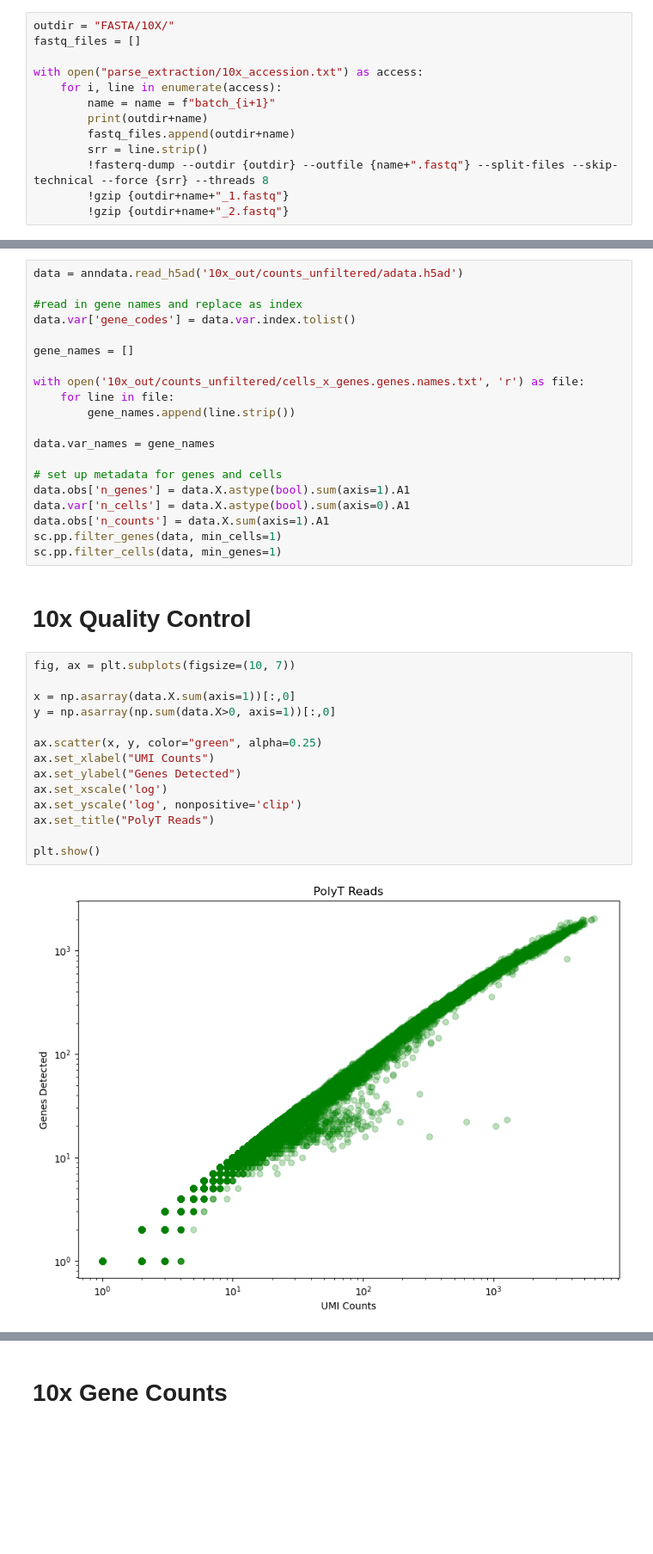
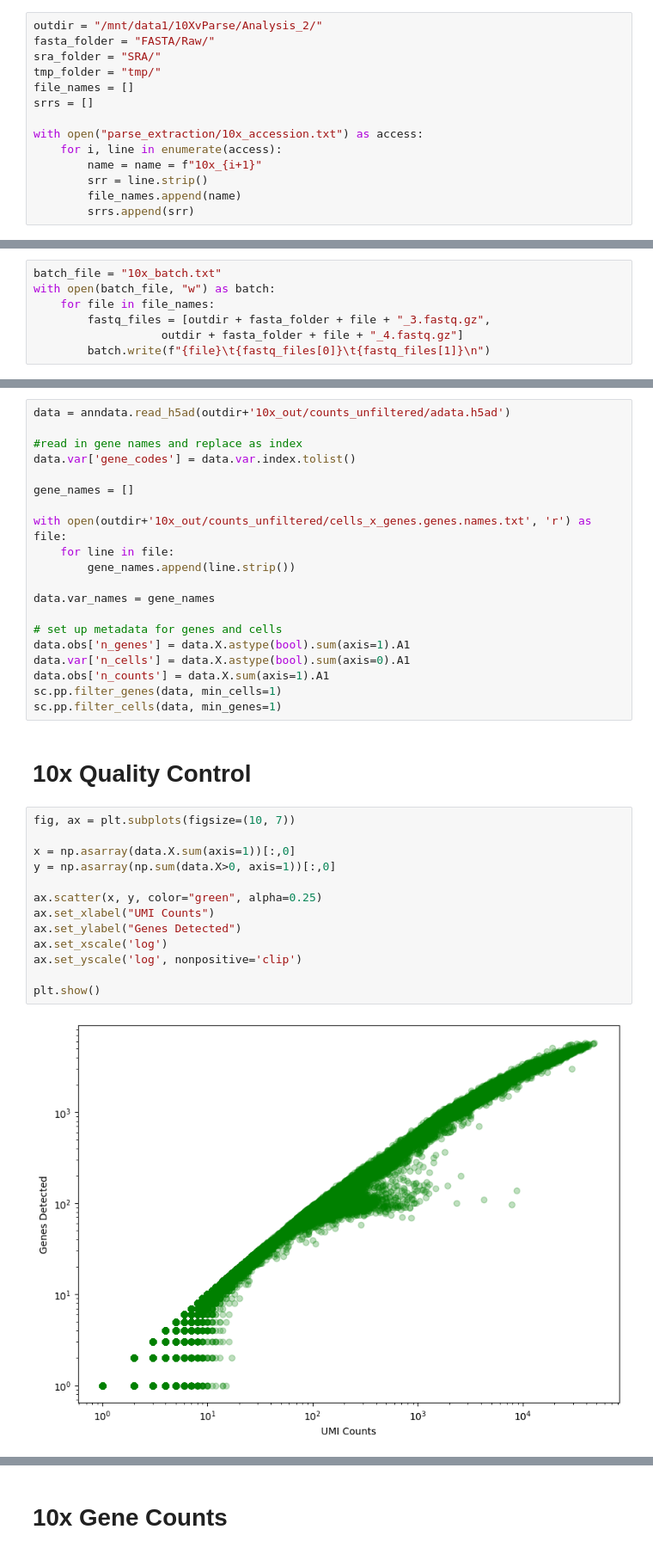
Before and after one commit to mcaskey6/10XvParse, a Jupyter notebook: Analysis 2/10x_test.ipynb, the cells around one changed output, grey strips where cells are left out. Shown at 86% size. Saved outputs shown, nothing was run; the diff lists cells and outputs as text; blank space fills up the shorter version.

Commit message:
finished analysis except for doublet detection

```diff
--- a/Analysis 2/10x_test.ipynb
+++ b/Analysis 2/10x_test.ipynb
@@ -8,13 +26,14 @@ kallisto, version 0.48.0
 # %%
-outdir = "FASTA/10X/"
-fastq_files = []
+outdir = "/mnt/data1/10XvParse/Analysis_2/"
+fasta_folder = "FASTA/Raw/"
+sra_folder = "SRA/"
+tmp_folder = "tmp/"
+file_names = []
+srrs = []
 
 with open("parse_extraction/10x_accession.txt") as access:
     for i, line in enumerate(access):
-        name = name = f"batch_{i+1}"
-        print(outdir+name)
-        fastq_files.append(outdir+name)
+        name = name = f"10x_{i+1}"
         srr = line.strip()
-        !fasterq-dump --outdir {outdir} --outfile {name+".fastq"} --split-files --skip-technical --force {srr} --threads 8
-        !gzip {outdir+name+"_1.fastq"}
-        !gzip {outdir+name+"_2.fastq"}
+        file_names.append(name)
+        srrs.append(srr)
@@ -38,0 +51,7 @@ FASTA/10X/batch_3
+# %%
+batch_file = "10x_batch.txt"
+with open(batch_file, "w") as batch:
+    for file in file_names:
+        fastq_files = [outdir + fasta_folder + file + "_3.fastq.gz",
+                   outdir + fasta_folder + file + "_4.fastq.gz"]
+        batch.write(f"{file}\t{fastq_files[0]}\t{fastq_files[1]}\n")
@@ -86,14 +115,14 @@ from pybiomart import Server
 # %% [markdown]
 # Preprocess
 # %%
-data = anndata.read_h5ad('10x_out/counts_unfiltered/adata.h5ad')
+data = anndata.read_h5ad(outdir+'10x_out/counts_unfiltered/adata.h5ad')
 
 #read in gene names and replace as index
 data.var['gene_codes'] = data.var.index.tolist()
 
 gene_names = []
 
-with open('10x_out/counts_unfiltered/cells_x_genes.genes.names.txt', 'r') as file:
+with open(outdir+'10x_out/counts_unfiltered/cells_x_genes.genes.names.txt', 'r') as file:
     for line in file:
         gene_names.append(line.strip())
 
@@ -110,18 +139,17 @@ sc.pp.filter_cells(data, min_genes=1)
 # %%
 fig, ax = plt.subplots(figsize=(10, 7))
 
 x = np.asarray(data.X.sum(axis=1))[:,0]
 y = np.asarray(np.sum(data.X>0, axis=1))[:,0]
 
 ax.scatter(x, y, color="green", alpha=0.25)
 ax.set_xlabel("UMI Counts")
 ax.set_ylabel("Genes Detected")
 ax.set_xscale('log')
 ax.set_yscale('log', nonpositive='clip')
-ax.set_title("PolyT Reads")
 
 plt.show()
 # %% [output]
-[figure, old version]
+[figure, new version]
 # %%
 #@title Threshold cells according to knee plot { run: "auto", vertical-output: true }
```
Also changed, not shown: parts of 13 cells of this notebook, 7 other files.
